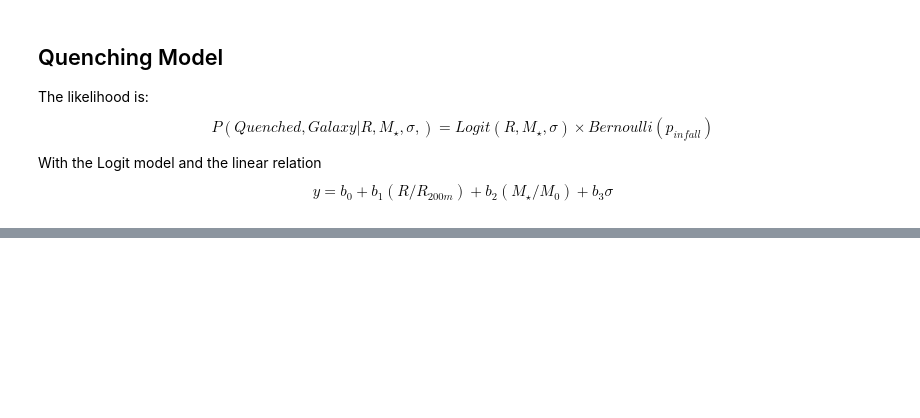
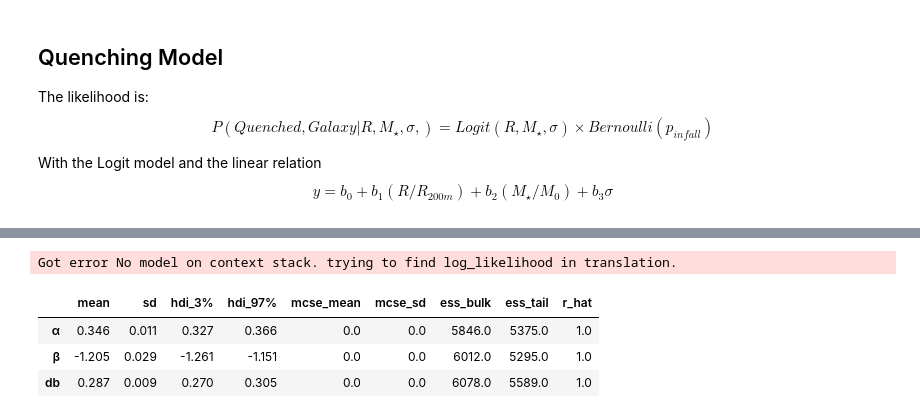
Before and after one commit to estevesjh/galaxyFormation, a Jupyter notebook: bayesianAnalysis/logisticRegression.ipynb, the cells around one changed output, grey strips where cells are left out. Saved outputs shown, nothing was run; the diff lists cells and outputs as text; code cells hidden in the pictures; blank space fills up the shorter version.

```diff
--- a/bayesianAnalysis/logisticRegression.ipynb
+++ b/bayesianAnalysis/logisticRegression.ipynb
@@ -154,0 +208,8 @@ with pm.Model(coords=coords) as manual_logistic_model:
+# %%
+az.summary(trace_simple, var_names=['α', 'β', 'db'])
+# %% [output]
+Got error No model on context stack. trying to find log_likelihood in translation.
+|  | mean | sd | hdi_3% | hdi_97% | mcse_mean | mcse_sd | ess_bulk | ess_tail | r_hat |
+| α | 0.346 | 0.011 | 0.327 | 0.366 | 0.0 | 0.0 | 5846.0 | 5375.0 | 1.0 |
+| β | -1.205 | 0.029 | -1.261 | -1.151 | 0.0 | 0.0 | 6012.0 | 5295.0 | 1.0 |
+| db | 0.287 | 0.009 | 0.270 | 0.305 | 0.0 | 0.0 | 6078.0 | 5589.0 | 1.0 |
```
Also changed, not shown: parts of 69 cells of this notebook.
